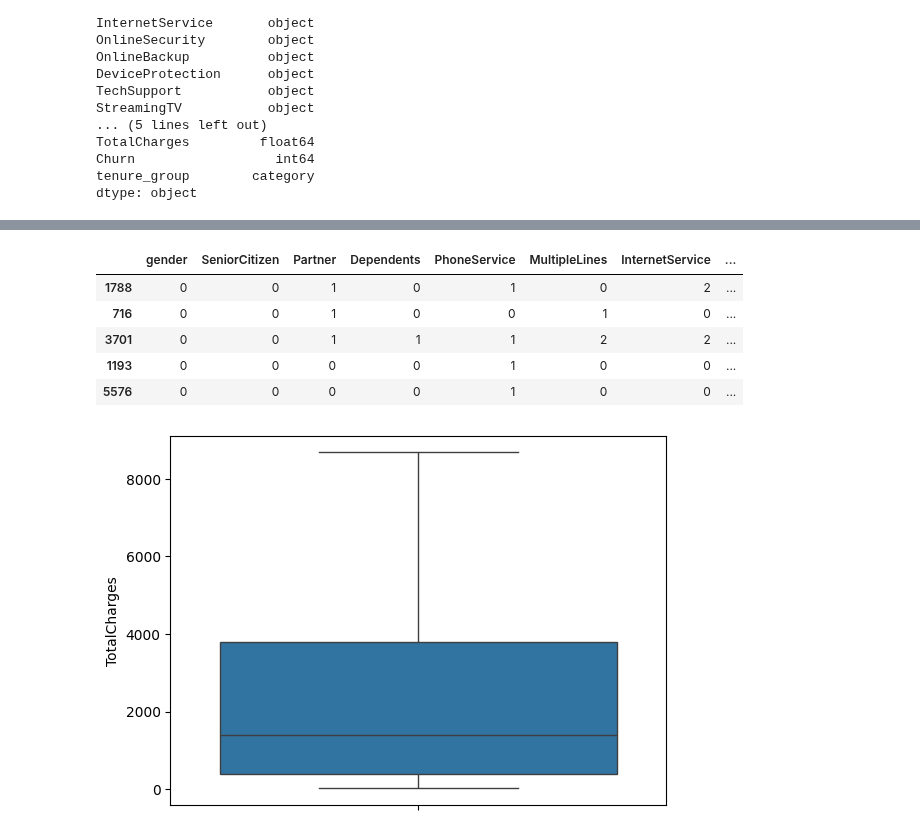
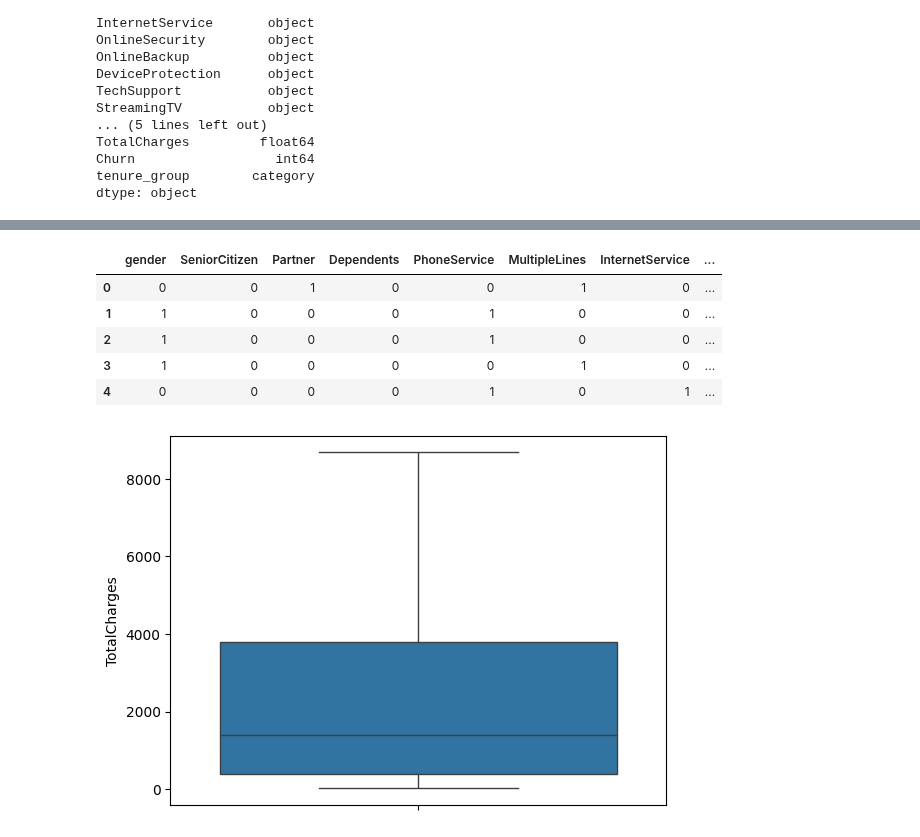
Before and after one commit to corpsedust/NareshIT, a Jupyter notebook: Self-practice/Churn_Project/EDA.ipynb, the cells around one changed output, grey strips where cells are left out. Saved outputs shown, nothing was run; the diff lists cells and outputs as text; code cells hidden in the pictures.

```diff
--- a/Self-practice/Churn_Project/EDA.ipynb
+++ b/Self-practice/Churn_Project/EDA.ipynb
@@ -347,17 +380,17 @@ dtype: object
 # %%
 from sklearn.preprocessing import LabelEncoder
 le = LabelEncoder()
 categorical_columns = df.select_dtypes(["object", "category"]).columns
 
 df[categorical_columns] = df[categorical_columns].apply(le.fit_transform)
-df.sample(5)
+df.head()
 # %% [output]
 |  | gender | SeniorCitizen | Partner | Dependents | PhoneService | MultipleLines | InternetService | ... |
-| 1788 | 0 | 0 | 1 | 0 | 1 | 0 | 2 | ... |
-| 716 | 0 | 0 | 1 | 0 | 0 | 1 | 0 | ... |
-| 3701 | 0 | 0 | 1 | 1 | 1 | 2 | 2 | ... |
-| 1193 | 0 | 0 | 0 | 0 | 1 | 0 | 0 | ... |
-| 5576 | 0 | 0 | 0 | 0 | 1 | 0 | 0 | ... |
+| 0 | 0 | 0 | 1 | 0 | 0 | 1 | 0 | ... |
+| 1 | 1 | 0 | 0 | 0 | 1 | 0 | 0 | ... |
+| 2 | 1 | 0 | 0 | 0 | 1 | 0 | 0 | ... |
+| 3 | 1 | 0 | 0 | 0 | 0 | 1 | 0 | ... |
+| 4 | 0 | 0 | 0 | 0 | 1 | 0 | 1 | ... |
 # %%
 sns.boxplot(data = df["TotalCharges"])
 plt.show()
```
Also changed, not shown: parts of 23 cells of this notebook, 4 other files.
